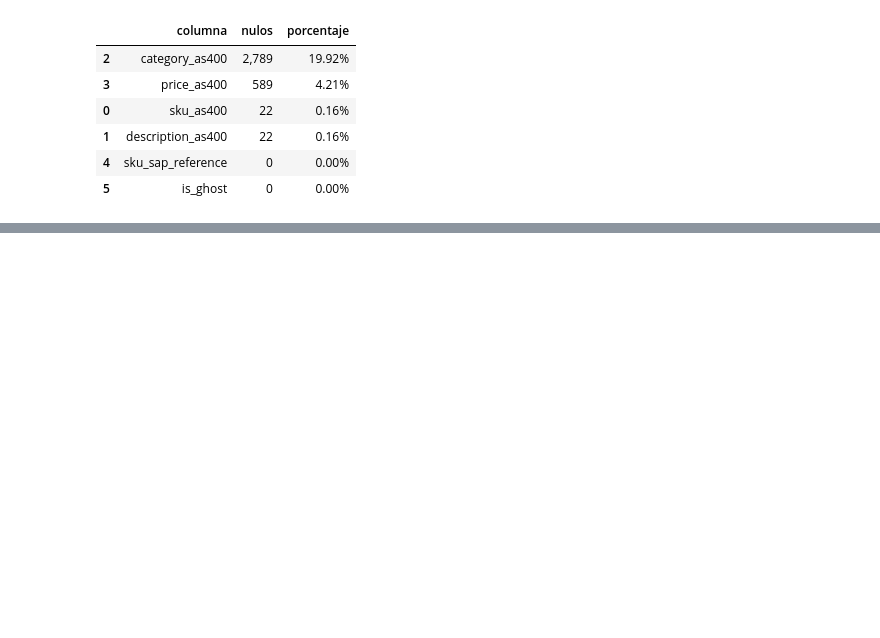
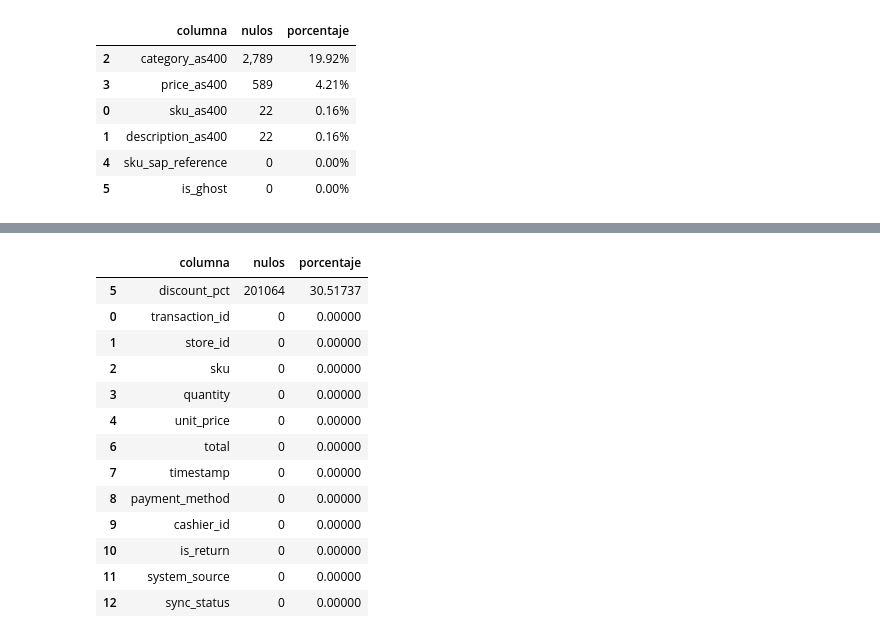
Before and after one commit to evidaurri89-lgtm/nova-retail-forensic, a Jupyter notebook: 01_exploration/01_initial_data_audit.ipynb, the cells around one changed output, grey strips where cells are left out. Saved outputs shown, nothing was run; the diff lists cells and outputs as text; code cells hidden in the pictures; blank space fills up the shorter version.

```diff
--- a/01_exploration/01_initial_data_audit.ipynb
+++ b/01_exploration/01_initial_data_audit.ipynb
@@ -237,0 +262,27 @@ print(year_counts)
+# %%
+pos_nulls = (
+    pos.isna()
+    .sum()
+    .reset_index()
+)
+
+pos_nulls.columns = ["columna", "nulos"]
+pos_nulls["porcentaje"] = (pos_nulls["nulos"] / len(pos)) * 100
+pos_nulls = pos_nulls.sort_values("nulos", ascending=False)
+
+pos_nulls
+# %% [output]
+|  | columna | nulos | porcentaje |
+| 5 | discount_pct | 201064 | 30.51737 |
+| 0 | transaction_id | 0 | 0.00000 |
+| 1 | store_id | 0 | 0.00000 |
+| 2 | sku | 0 | 0.00000 |
+| 3 | quantity | 0 | 0.00000 |
+| 4 | unit_price | 0 | 0.00000 |
+| 6 | total | 0 | 0.00000 |
+| 7 | timestamp | 0 | 0.00000 |
+| 8 | payment_method | 0 | 0.00000 |
+| 9 | cashier_id | 0 | 0.00000 |
+| 10 | is_return | 0 | 0.00000 |
+| 11 | system_source | 0 | 0.00000 |
+| 12 | sync_status | 0 | 0.00000 |
```
Also changed, not shown: parts of 3 cells of this notebook, 1 other file.
